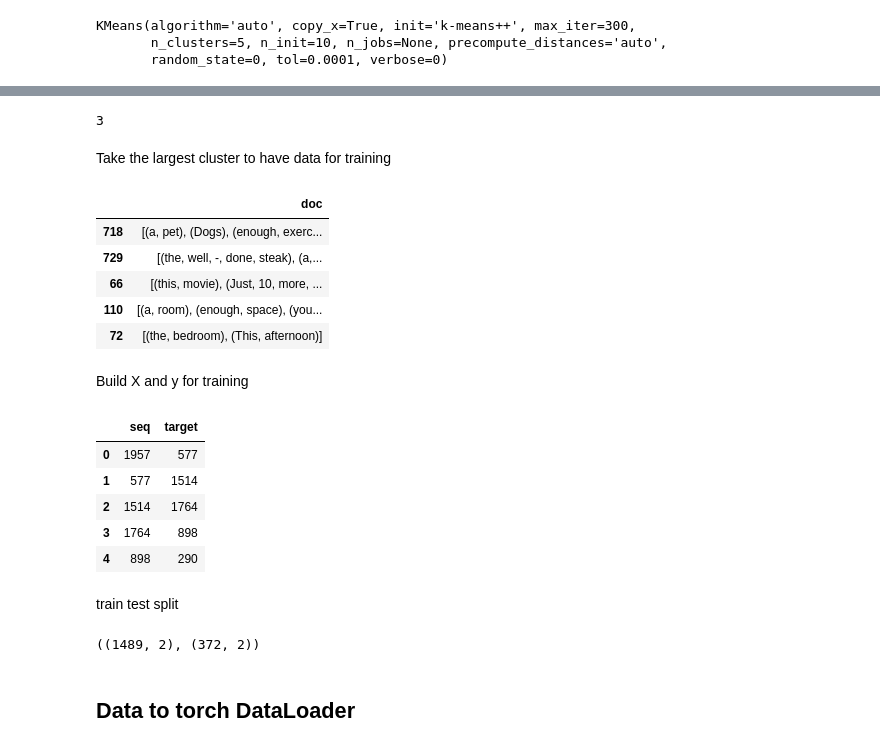
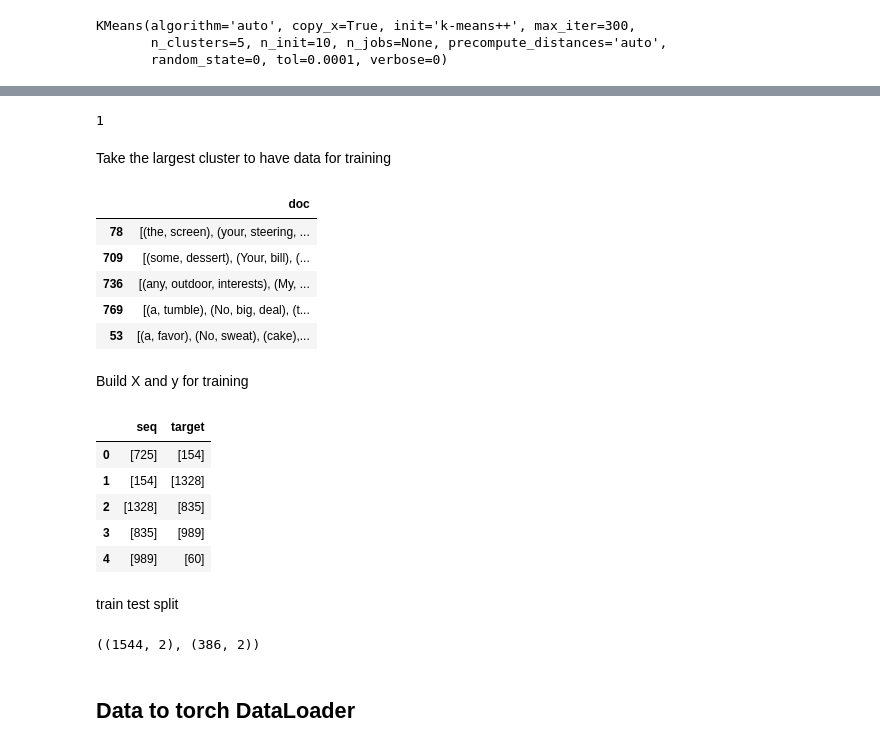
Before and after one commit to deniskapel/topic_rec, a Jupyter notebook: topic_rec.ipynb, the cells around one changed output, grey strips where cells are left out. Saved outputs shown, nothing was run; the diff lists cells and outputs as text; code cells hidden in the pictures.

```diff
--- a/topic_rec.ipynb
+++ b/topic_rec.ipynb
@@ -37,3 +35,7 @@ device = torch.device('cuda')
+# %%
+device = torch.device('cuda')
+BATCH_SIZE = 16
+SEQ_LEN = 1 # lengths of the sequence to use to predict next
 # %% [markdown]
 ## Data
 # %%
@@ -84,9 +86,9 @@ set(filtered[90]) ^ set(chunked_dials[90])
 # %% [output]
 {t}
 # %%
-# filter out dialogues which have less than three noun chunks
-# for prediction, I will use two previous noun chunks
-filtered = [doc for doc in filtered if len(doc) > 1]
+# filter out dialogues which have less chunks thank SEQ LEN + 1
+# as no padding is implemented for now
+filtered = [doc for doc in filtered if len(doc) > (SEQ_LEN+1)]
 # %% [markdown]
 ### Vectorizing data to cluster
 # %%
@@ -109,7 +111,7 @@ topics
 id_max = max(topics, key=topics.get)
 id_max
 # %% [output]
-3
+1
 # %% [markdown]
 Take the largest cluster to have data for training
 # %%
@@ -118,24 +120,24 @@ largest_theme = doc2id.loc[(kmeans.labels_== id_max).nonzero()]
 largest_theme.sample(5)
 # %% [output]
 |  | doc |
-| 718 | [(a, pet), (Dogs), (enough, exerc... |
-| 729 | [(the, well, -, done, steak), (a,... |
-| 66 | [(this, movie), (Just, 10, more, ... |
-| 110 | [(a, room), (enough, space), (you... |
-| 72 | [(the, bedroom), (This, afternoon)] |
+| 78 | [(the, screen), (your, steering, ... |
+| 709 | [(some, dessert), (Your, bill), (... |
+| 736 | [(any, outdoor, interests), (My, ... |
+| 769 | [(a, tumble), (No, big, deal), (t... |
+| 53 | [(a, favor), (No, sweat), (cake),... |
 # %% [markdown]
 Build X and y for training
 # %%
-sgen = SequenceGenerator(1)
+sgen = SequenceGenerator(SEQ_LEN)
 seqs = sgen.get_sequences(largest_theme)
 seqs.head()
 # %% [output]
 |  | seq | target |
-| 0 | 1957 | 577 |
-| 1 | 577 | 1514 |
-| 2 | 1514 | 1764 |
-| 3 | 1764 | 898 |
-| 4 | 898 | 290 |
+| 0 | [725] | [154] |
+| 1 | [154] | [1328] |
+| 2 | [1328] | [835] |
+| 3 | [835] | [989] |
+| 4 | [989] | [60] |
 # %% [markdown]
 train test split
 # %%
@@ -144,7 +146,7 @@ test_df=seqs.drop(train_df.index)
 # %%
 train_df.shape, test_df.shape
 # %% [output]
-((1489, 2), (372, 2))
+((1544, 2), (386, 2))
 # %% [markdown]
 ## Data to torch DataLoader
 # %%
```
Also changed, not shown: parts of 13 cells of this notebook.
